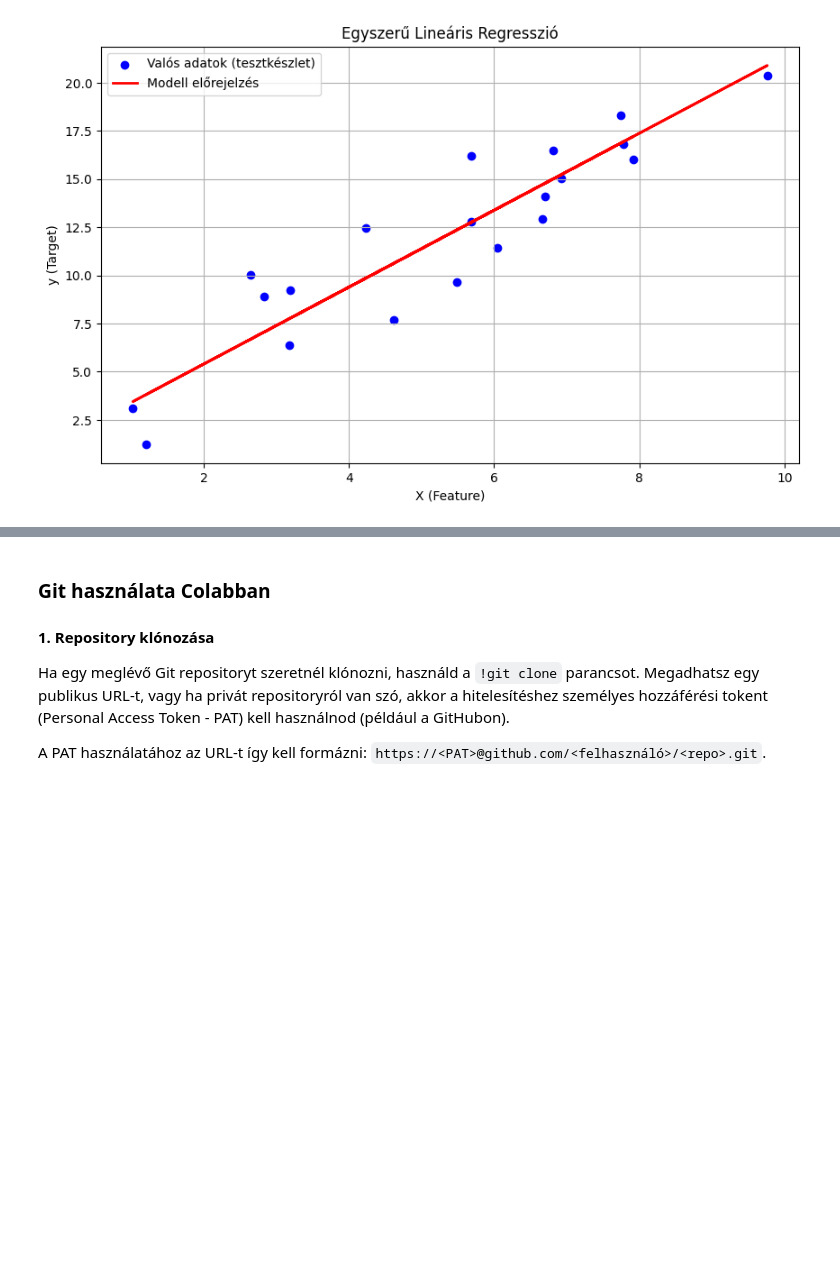
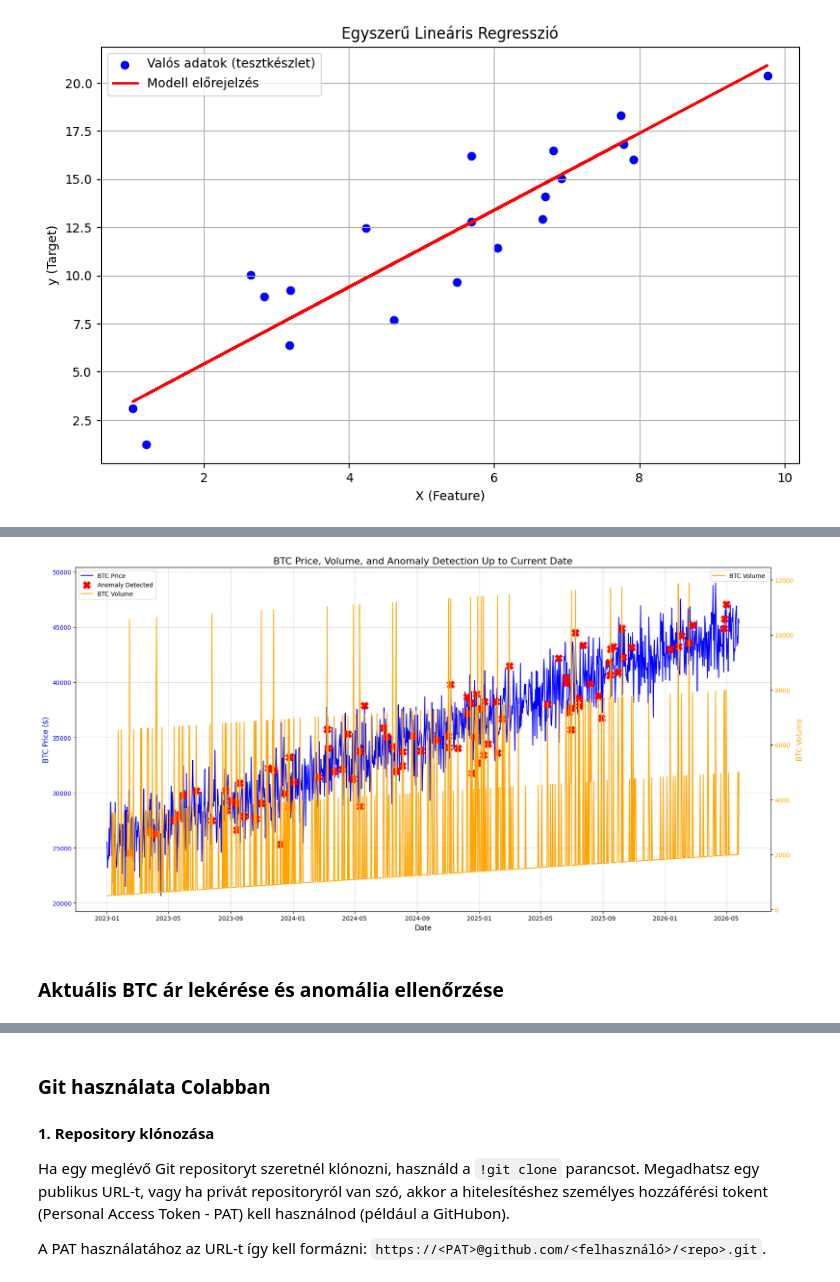
Before and after one commit to kaszaimre/Command_center_cyber_borsod_framework_phoenix-master-logic, a Jupyter notebook: Command_center_module.ipynb, the cells around one changed output, grey strips where cells are left out. Drawn from its saved outputs; the diff is of its cells as text; code cells hidden in the pictures; blank space fills up the shorter version.

```diff
--- a/Command_center_module.ipynb
+++ b/Command_center_module.ipynb
@@ -622,0 +684,75 @@ plt.show()
+# %%
+import numpy as np
+import matplotlib.pyplot as plt
+import seaborn as sns
+import pandas as pd
+
+# Generate synthetic data up to today's date
+np.random.seed(43) # Kicsit más seed a változatosság kedvéért
+
+start_date = pd.Timestamp('2023-01-01')
+end_date = pd.Timestamp.now() # A mai dátum
+num_days = (end_date - start_date).days + 1
+
+dates = pd.date_range(start=start_date, periods=num_days, freq='D')
+
+# Simulate BTC price with some trend and noise
+btc_price_base = np.linspace(25000, 45000, num_days) # Kicsit nagyobb ártartomány
+btc_price_noise = np.random.normal(0, 2000, num_days) # Kicsit több zaj
+btc_price = btc_price_base + btc_price_noise
+
+# Simulate BTC volume with some spikes
+btc_vol_base = np.linspace(500, 2000, num_days)
+btc_vol_spikes = np.random.choice([0, 3000, 6000, 10000], size=num_days, p=[0.8, 0.1, 0.08, 0.02]) # Több és nagyobb tüskék
+btc_vol = btc_vol_base + btc_vol_spikes
+
+# Simulate market tension
+market_tension = np.random.uniform(0.5, 0.99, num_days)
+
+# Create a DataFrame for easier handling
+df_sim_current = pd.DataFrame({
+    'date': dates,
+    'btc_price': btc_price,
+    'btc_vol': btc_vol,
+    'market_tension': market_tension
+})
+
+# Apply the anomaly detection logic (reusing the function from before)
+anomaly_threshold = 5.0 # This is from the run_btc_anomaly_scan function
+
+def detect_anomaly_sim(row):
+    anomalia_szint = (row['btc_vol'] / 1000) * row['market_tension']
+    return anomalia_szint > anomaly_threshold, anomalia_szint
+
+df_sim_current['is_anomaly'], df_sim_current['anomaly_level'] = zip(*df_sim_current.apply(detect_anomaly_sim, axis=1))
+
+# Plotting the data
+fig, ax1 = plt.subplots(figsize=(18, 9)) # Nagyobb ábra
+
+sns.lineplot(x='date', y='btc_price', data=df_sim_current, ax=ax1, color='blue', label='BTC Price')
+ax1.set_xlabel('Date', fontsize=12)
+ax1.set_ylabel('BTC Price ($)', color='blue', fontsize=12)
+ax1.tick_params(axis='y', labelcolor='blue')
+ax1.set_title('BTC Price, Volume, and Anomaly Detection Up to Current Date', fontsize=16)
+ax1.grid(True, linestyle='--', alpha=0.6)
+
+ax2 = ax1.twinx() # Create a second y-axis that shares the same x-axis
+sns.lineplot(x='date', y='btc_vol', data=df_sim_current, ax=ax2, color='orange', label='BTC Volume')
+ax2.set_ylabel('BTC Volume', color='orange', fontsize=12)
+ax2.tick_params(axis='y', labelcolor='orange')
+
+# Highlight anomaly points
+anomaly_points_current = df_sim_current[df_sim_current['is_anomaly']]
+ax1.scatter(anomaly_points_current['date'], anomaly_points_current['btc_price'], color='red', s=150, zorder=5, label='Anomaly Detected', marker='X') # Nagyobb markerek
+
+# Combine legends
+handles1, labels1 = ax1.get_legend_handles_labels()
+handles2, labels2 = ax2.get_legend_handles_labels()
+ax1.legend(handles1 + handles2, labels1 + labels2, loc='upper left', fontsize=10)
+
+plt.tight_layout()
+plt.show()
+# %% [output]
+[figure, added]
+# %% [markdown]
+### Aktuális BTC ár lekérése és anomália ellenőrzése
```
Also changed, not shown: parts of 10 cells of this notebook.
